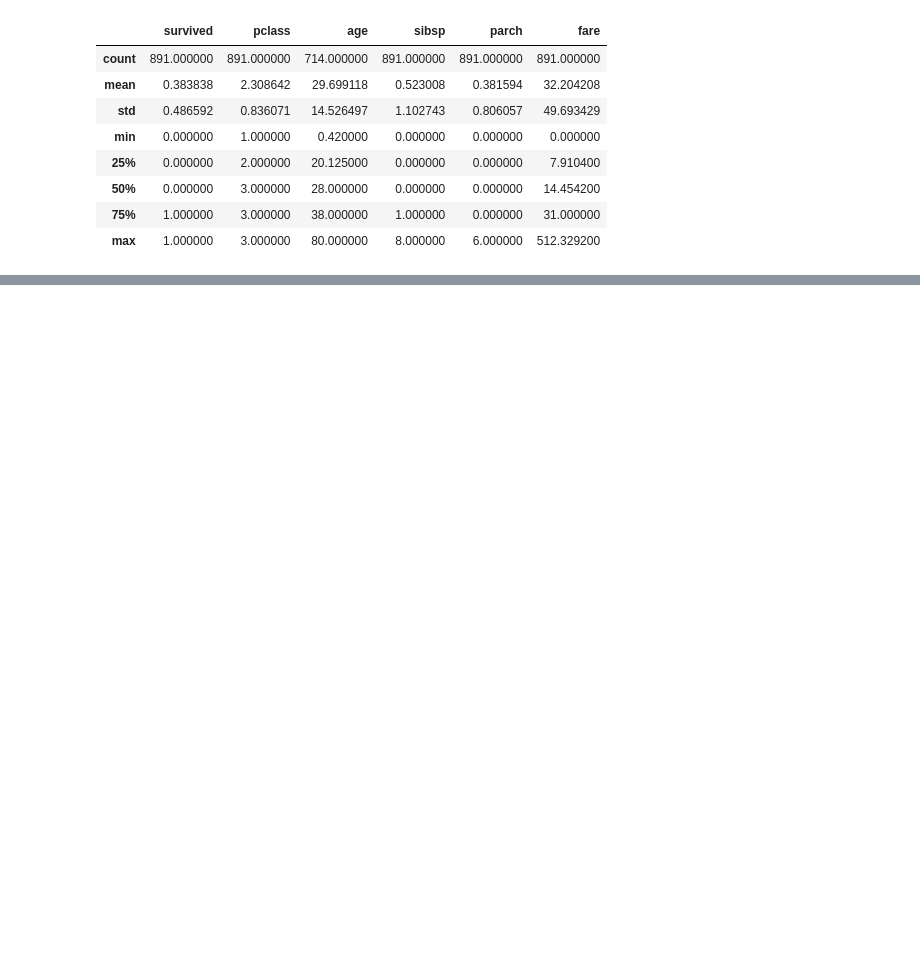
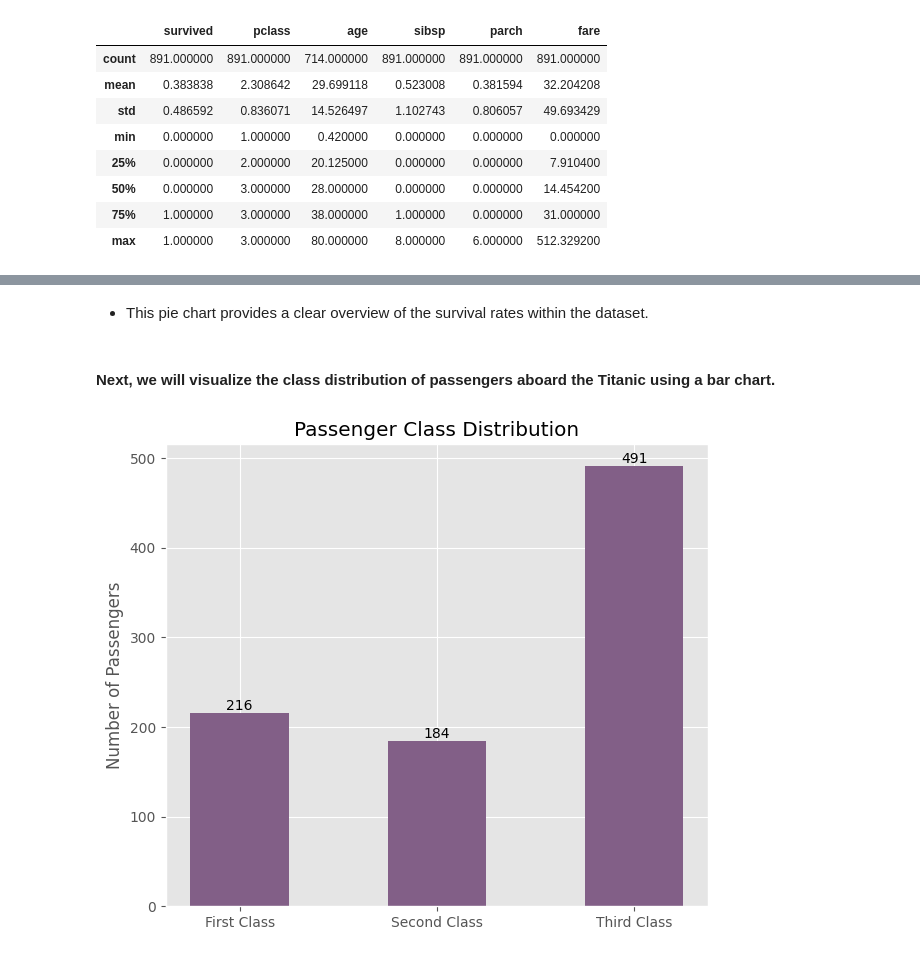
Before and after one commit to Pojetta/datafun-06-eda, a Jupyter notebook: joannafarris_eda.ipynb, the cells around one changed output, grey strips where cells are left out. Drawn from its saved outputs; the diff is of its cells as text; code cells hidden in the pictures; blank space fills up the shorter version.

```diff
--- a/joannafarris_eda.ipynb
+++ b/joannafarris_eda.ipynb
@@ -225,0 +152,31 @@ The dataset contains information about various aspects of the passengers, such a
+# %% [markdown]
+* This pie chart provides a clear overview of the survival rates within the dataset.
+# %% [markdown]
+#### Next, we will visualize the class distribution of passengers aboard the Titanic using a bar chart.
+# %%
+# Extracting and sorting pclass (passenger class) value counts
+pclass_counts = df['pclass'].value_counts().sort_index()
+
+# Create custom labels for the classes
+class_labels = ['First Class', 'Second Class', 'Third Class']
+
+# Creating a bar chart with the updated labels
+plt.figure(figsize=(7, 6))
+bars = plt.bar(class_labels, pclass_counts, color="xkcd:dusty purple",
+               width=0.5)
+
+# Adding value labels on top of each bar
+for bar in bars:
+    plt.annotate(f'{bar.get_height()}',
+                 (bar.get_x() + bar.get_width() / 2, bar.get_height()),
+                 ha='center', va='bottom', fontsize=10)
+
+# Adding titles and labels
+plt.title('Passenger Class Distribution')
+plt.xlabel('')
+plt.ylabel('Number of Passengers')
+
+# Display the chart
+plt.show()
+# %% [output]
+[figure, added]
```
Also changed, not shown: parts of 68 cells of this notebook, 2 other files.
